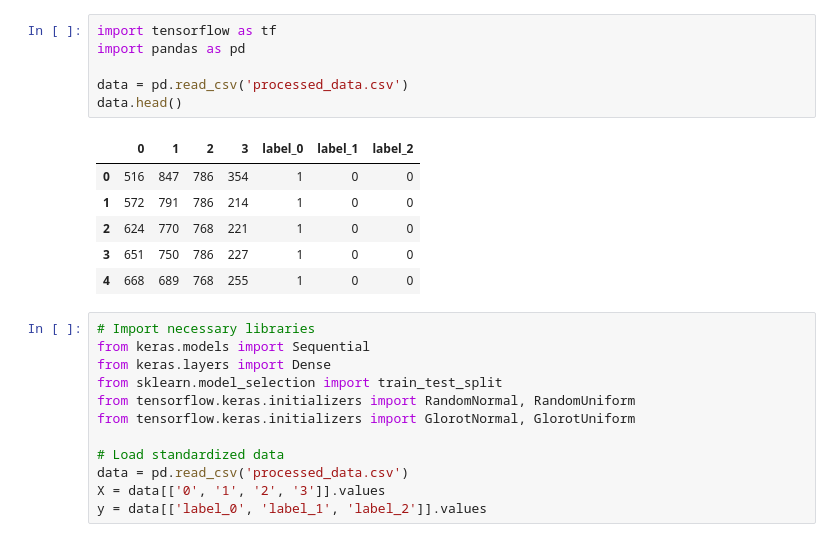
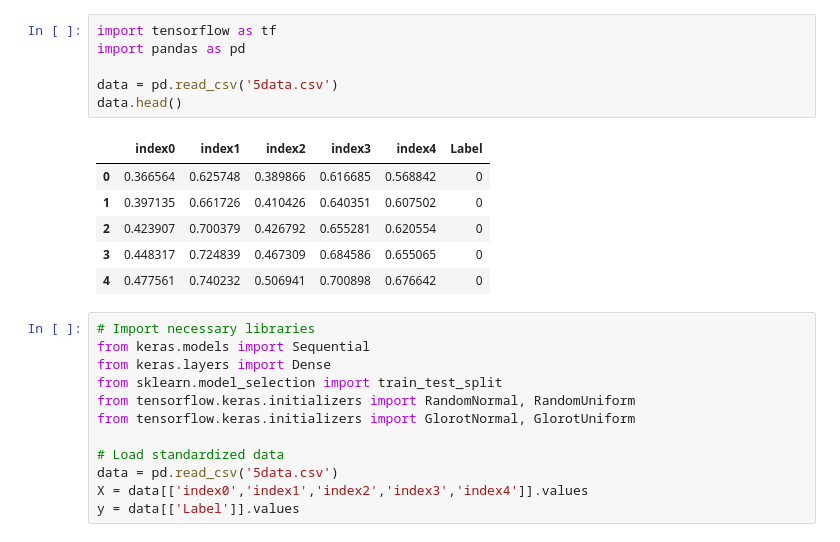
Before and after one commit to PROJECT-SLASIC/SL-ASIC-NOSE, a Jupyter notebook: ML Codes/Python/neural_network.ipynb, the cells around one changed output. Cells and saved outputs as stored; diff of their text form.

```diff
--- a/ML Codes/Python/neural_network.ipynb
+++ b/ML Codes/Python/neural_network.ipynb
@@ -1,16 +1,16 @@
 # %%
 import tensorflow as tf
 import pandas as pd
 
-data = pd.read_csv('processed_data.csv')
+data = pd.read_csv('5data.csv')
 data.head()
 # %% [output]
-|  | 0 | 1 | 2 | 3 | label_0 | label_1 | label_2 |
-| 0 | 516 | 847 | 786 | 354 | 1 | 0 | 0 |
-| 1 | 572 | 791 | 786 | 214 | 1 | 0 | 0 |
-| 2 | 624 | 770 | 768 | 221 | 1 | 0 | 0 |
-| 3 | 651 | 750 | 786 | 227 | 1 | 0 | 0 |
-| 4 | 668 | 689 | 768 | 255 | 1 | 0 | 0 |
+|  | index0 | index1 | index2 | index3 | index4 | Label |
+| 0 | 0.366564 | 0.625748 | 0.389866 | 0.616685 | 0.568842 | 0 |
+| 1 | 0.397135 | 0.661726 | 0.410426 | 0.640351 | 0.607502 | 0 |
+| 2 | 0.423907 | 0.700379 | 0.426792 | 0.655281 | 0.620554 | 0 |
+| 3 | 0.448317 | 0.724839 | 0.467309 | 0.684586 | 0.655065 | 0 |
+| 4 | 0.477561 | 0.740232 | 0.506941 | 0.700898 | 0.676642 | 0 |
 # %%
 # Import necessary libraries
 from keras.models import Sequential
@@ -20,9 +20,9 @@ from tensorflow.keras.initializers import RandomNormal, RandomUniform
 from tensorflow.keras.initializers import GlorotNormal, GlorotUniform
 
 # Load standardized data
-data = pd.read_csv('processed_data.csv')
-X = data[['0', '1', '2', '3']].values
-y = data[['label_0', 'label_1', 'label_2']].values
+data = pd.read_csv('5data.csv')
+X = data[['index0','index1','index2','index3','index4']].values
+y = data[['Label']].values
 # %%
 
 from tensorflow.keras.models import Model
```
Also changed, not shown: parts of 3 cells of this notebook, 1 other file.
